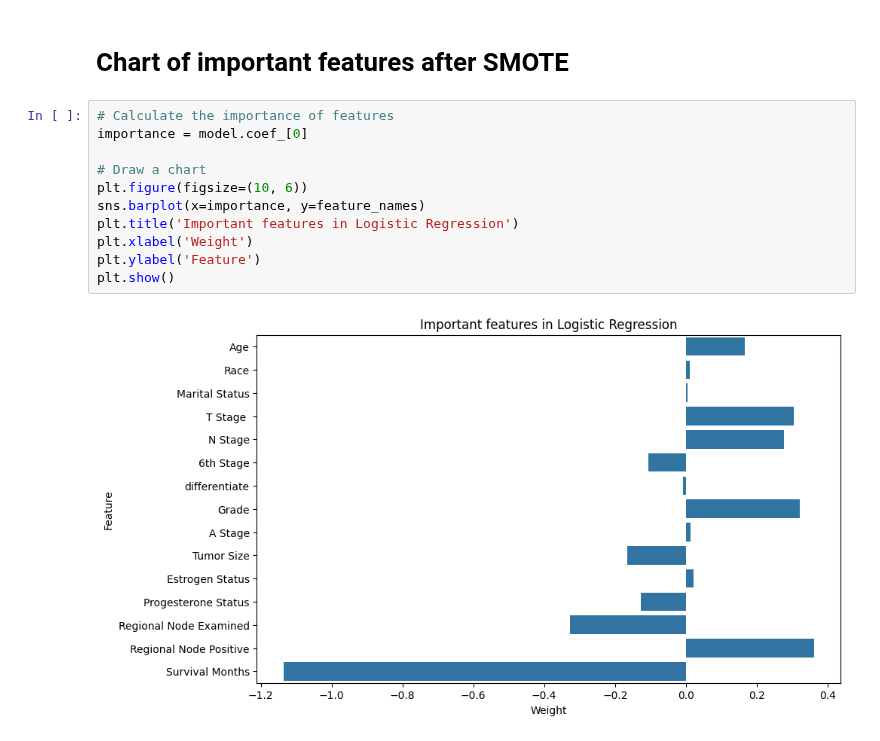
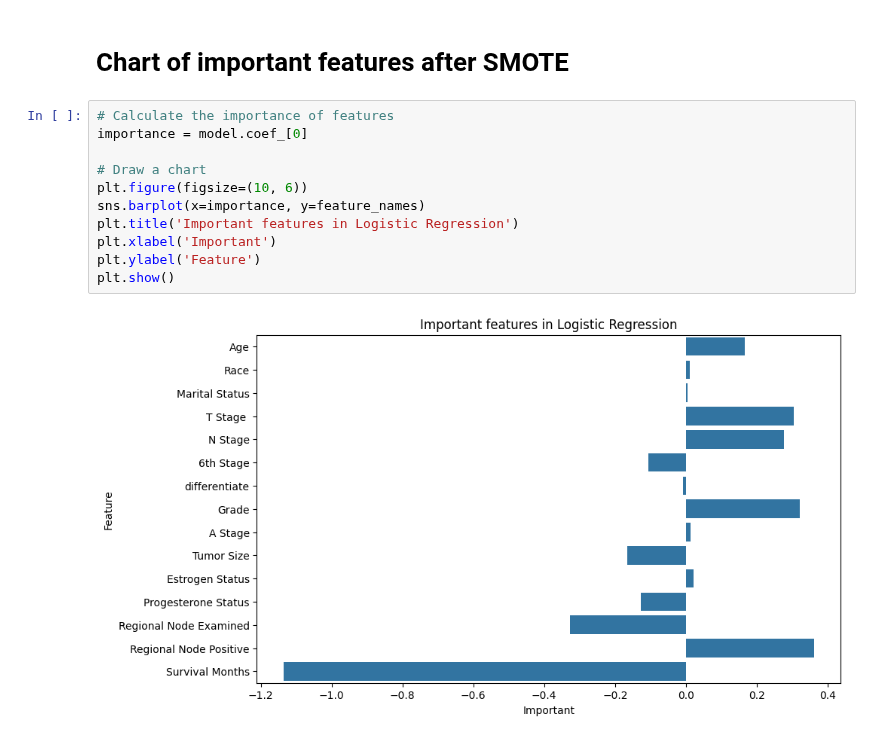
Before and after one commit to DRobbie39/MachineLearning_FinalExam, a Jupyter notebook: SVM.ipynb, the cells around one changed output. Cells and saved outputs as stored; diff of their text form.

```diff
--- a/SVM.ipynb
+++ b/SVM.ipynb
@@ -419,13 +419,13 @@ plt.show()
 # %%
 # Calculate the importance of features
 importance = model.coef_[0]
 
 # Draw a chart
 plt.figure(figsize=(10, 6))
 sns.barplot(x=importance, y=feature_names)
 plt.title('Important features in Logistic Regression')
-plt.xlabel('Weight')
+plt.xlabel('Important')
 plt.ylabel('Feature')
 plt.show()
 # %% [output]
-[figure, old version]
+[figure, new version]
```
Also changed, not shown: parts of 1 cell of this notebook.
